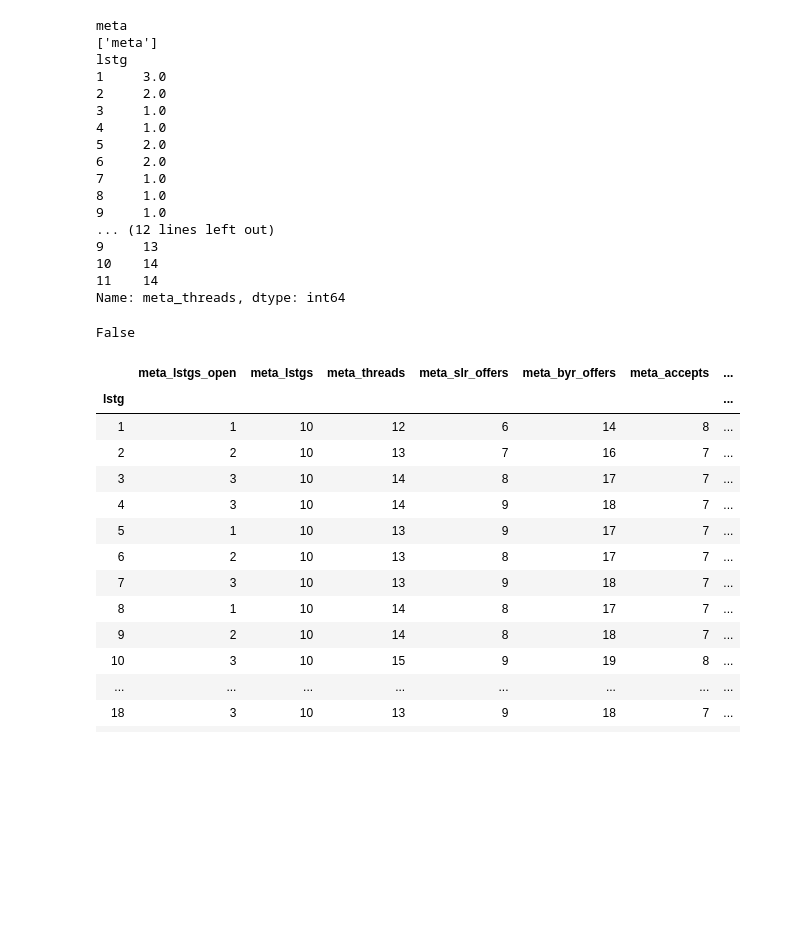
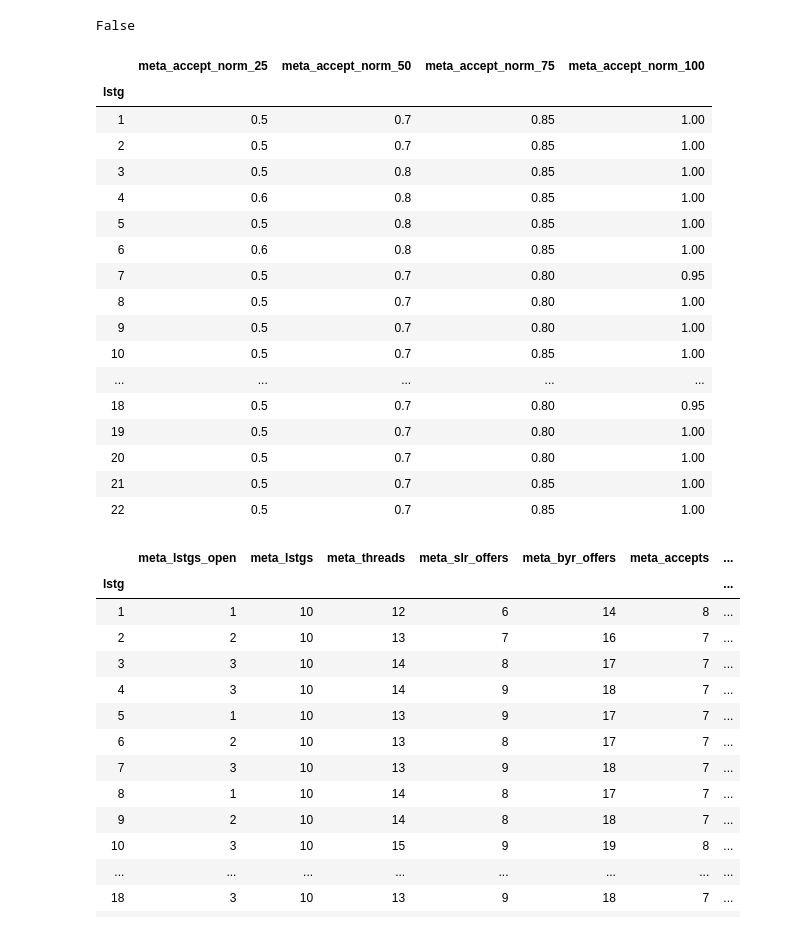
Before and after one commit to bpiv400/eBay, a Jupyter notebook: notebooks/debug_meta_feats.ipynb, the cells around one changed output. Saved outputs shown, nothing was run; the diff lists cells and outputs as text; code cells hidden in the pictures; blank space fills up the shorter version.

```diff
--- a/notebooks/debug_meta_feats.ipynb
+++ b/notebooks/debug_meta_feats.ipynb
@@ -18,27 +18,31 @@ setup_complex_lstg = meta_time_feats_test.setup_complex_lstg
 events = setup_complex_lstg(None, meta=1, leaf=1)
 events = setup_complex_lstg(events, meta=2, leaf=1, starter=11)
 events.index = events.index.droplevel(['cndtn', 'leaf'])
-feats = processing.b_feats.util.get_cat_time_feats(events, levels=['meta'])
+feats = processing.b_feats.util.get_cat_feats(events, levels=['meta'], feat_ind=2)
 feats.isna().any().any()
 # %% [output]
-meta
-['meta']
-lstg
-1     3.0
-2     2.0
-3     1.0
-4     1.0
-5     2.0
-6     2.0
-7     1.0
-8     1.0
-9     1.0
-... (12 lines left out)
-9     13
-10    14
-11    14
-Name: meta_threads, dtype: int64
+False
-False
+# %%
+feats
+# %% [output]
+|  | meta_accept_norm_25 | meta_accept_norm_50 | meta_accept_norm_75 | meta_accept_norm_100 |
+| lstg |  |  |  |  |
+| 1 | 0.5 | 0.7 | 0.85 | 1.00 |
+| 2 | 0.5 | 0.7 | 0.85 | 1.00 |
+| 3 | 0.5 | 0.8 | 0.85 | 1.00 |
+| 4 | 0.6 | 0.8 | 0.85 | 1.00 |
+| 5 | 0.5 | 0.8 | 0.85 | 1.00 |
+| 6 | 0.6 | 0.8 | 0.85 | 1.00 |
+| 7 | 0.5 | 0.7 | 0.80 | 0.95 |
+| 8 | 0.5 | 0.7 | 0.80 | 1.00 |
+| 9 | 0.5 | 0.7 | 0.80 | 1.00 |
+| 10 | 0.5 | 0.7 | 0.85 | 1.00 |
+| ... | ... | ... | ... | ... |
+| 18 | 0.5 | 0.7 | 0.80 | 0.95 |
+| 19 | 0.5 | 0.7 | 0.80 | 1.00 |
+| 20 | 0.5 | 0.7 | 0.80 | 1.00 |
+| 21 | 0.5 | 0.7 | 0.85 | 1.00 |
+| 22 | 0.5 | 0.7 | 0.85 | 1.00 |
 # %%
 feats
 # %% [output]
```
Also changed, not shown: 3 other files.
